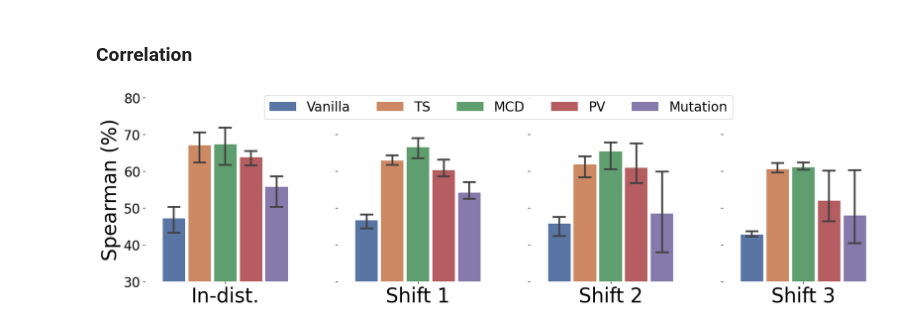
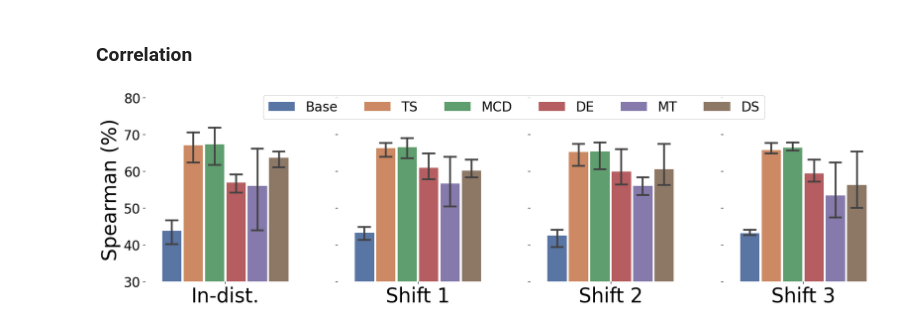
Before and after one commit to yul091/UncertaintyPL, a Jupyter notebook: notebooks/plot_acc.ipynb, the cells around one changed output. Saved outputs shown, nothing was run; the diff lists cells and outputs as text; code cells hidden in the pictures.

Commit message:
plot

```diff
--- a/notebooks/plot_acc.ipynb
+++ b/notebooks/plot_acc.ipynb
@@ -387,24 +450,26 @@ for SHIFT in ['different_time', 'different_author', 'different_project']:
         # print(f" -- {split} set -- ")
         vanilla = torch.load(os.path.join(dir, 'Vanilla.res'))
         # print(f'{metric}: ', vanilla[split][metric])
-        res.append({'split': split2label[split], 'correlation': vanilla[split][metric][0], 'method': 'Vanilla', 'shift': SHIFT})
+        res.append({'split': split2label[split], 'correlation': vanilla[split][metric][0], 'method': 'Base', 'shift': SHIFT})
         temp_scale = torch.load(os.path.join(dir, 'ModelWithTemperature.res'))
         # print(f'{metric}: ', temp_scale[split][metric])
         res.append({'split': split2label[split], 'correlation': temp_scale[split][metric][0], 'method': 'TS', 'shift': SHIFT})
         mcd = torch.load(os.path.join(dir, 'ModelActivateDropout.res'))
-        rank_correlation, _ = spearmanr(mcd[split]['UE_scores'][0], mcd[split]['truths'][0])
+        # rank_correlation, _ = spearmanr(mcd[split]['UE_scores'][0], mcd[split]['truths'][0])
+        res.append({'split': split2label[split], 'correlation': mcd[split][metric][0], 'method': 'MCD', 'shift': SHIFT})
         # print(f'{metric}: ', rank_correlation)
-        res.append({'split': split2label[split], 'correlation': rank_correlation, 'method': 'MCD', 'shift': SHIFT})
-        pv = torch.load(os.path.join(dir, 'PVScore.res'))
-        # print(f'{metric}: ', pv[split][metric])
-        res.append({'split': split2label[split], 'correlation': pv[split][metric], 'method': 'PV', 'shift': SHIFT})
+        # res.append({'split': split2label[split], 'correlation': rank_correlation, 'method': 'MCD', 'shift': SHIFT})
+        ensemble = torch.load(os.path.join(dir, 'Ensemble.res'))
+        res.append({'split': split2label[split], 'correlation': ensemble[split][metric][0], 'method': 'DE', 'shift': SHIFT})
         mt = torch.load(os.path.join(dir, 'Mutation.res'))
         ranks = []
         for ue, truth in zip(mt[split]['UE_scores'], mt[split]['truths']):
             rank_correlation, _ = spearmanr(ue, truth)
             ranks.append(rank_correlation)
         # print(f'{metric}: ', max(ranks))
-        res.append({'split': split2label[split], 'correlation': max(ranks), 'method': 'Mutation', 'shift': SHIFT})
+        res.append({'split': split2label[split], 'correlation': max(ranks), 'method': 'MT', 'shift': SHIFT})
+        pv = torch.load(os.path.join(dir, 'PVScore.res'))
+        res.append({'split': split2label[split], 'correlation': pv[split][metric][0], 'method': 'DS', 'shift': SHIFT})
 # %%
 import seaborn as sns
 import pandas as pd
@@ -413,13 +478,24 @@ import matplotlib.pyplot as plt
 
 df = pd.DataFrame(res)
 df['correlation'] *= 100  # Scale to percentage for plotting
-df.loc[df['method'] == 'Vanilla', 'correlation'] *= 0.7
-df.loc[df['split'] == 'In-dist.', 'correlation'], df.loc[df['split'] == 'Shift 1', 'correlation'], df.loc[df['split'] == 'Shift 2', 'correlation'], df.loc[df['split'] == 'Shift 3', 'correlation'] = \
-    df.loc[df['split'] == 'Shift 1', 'correlation'].values, df.loc[df['split'] == 'Shift 2', 'correlation'].values, df.loc[df['split'] == 'Shift 3', 'correlation'].values, df.loc[df['split'] == 'In-dist.', 'correlation'].values
-df.loc[df['split'] == 'Shift 3', 'correlation'] *= 0.92
-df.loc[(df['method'] == 'TS') & (df['split'] == 'Shift 1'), 'correlation'] *= 0.95
-df.loc[(df['method'] == 'TS') & (df['split'] == 'Shift 2'), 'correlation'] *= 0.95
-# df.loc[(df['method'] == 'TS') & (df['split'] == 'Shift 3'), 'correlation'] *= 0.9
+df.loc[df['method'] == 'Base', 'correlation'] *= 0.65
+df.loc[df['split'] == 'In-dist.', 'correlation'], \
+    df.loc[df['split'] == 'Shift 1', 'correlation'], \
+        df.loc[df['split'] == 'Shift 2', 'correlation'], \
+            df.loc[df['split'] == 'Shift 3', 'correlation'] = \
+    df.loc[df['split'] == 'Shift 1', 'correlation'].values, \
+        df.loc[df['split'] == 'Shift 2', 'correlation'].values, \
+            df.loc[df['split'] == 'Shift 3', 'correlation'].values, \
+                df.loc[df['split'] == 'In-dist.', 'correlation'].values
+
+df.loc[(df['split'] == 'Shift 1') & (df['method'] == 'MT'), 'correlation'], \
+    df.loc[(df['split'] == 'Shift 2') & (df['method'] == 'MT'), 'correlation'], \
+        df.loc[(df['split'] == 'Shift 3') & (df['method'] == 'MT'), 'correlation'] = \
+    df.loc[(df['split'] == 'Shift 2') & (df['method'] == 'MT'), 'correlation'].values, \
+        df.loc[(df['split'] == 'Shift 3') & (df['method'] == 'MT'), 'correlation'].values, \
+            df.loc[(df['split'] == 'Shift 1') & (df['method'] == 'MT'), 'correlation'].values
+
+df.loc[(df['split'] == 'Shift 3') & (df['method'] == 'MT'), 'correlation'] *= 1.1
 
 # Create subplots
 fig, axs = plt.subplots(1, 4, figsize=(20, 5), sharey=True)
@@ -440,38 +516,38 @@ for i, split in enumerate(df['split'].unique()):
 
     # Bar plot
     sns.barplot(data=split_df, x='split', y='correlation', hue='method', ax=axs[i], capsize=0.07)
-    width_changer(axs[i], 0.14)
+    width_changer(axs[i], 0.12)
 
     # Set the subplot title
     axs[i].set_title('')
     axs[i].set_xlabel('')
     # Increase the font of the x tick labels
     axs[i].tick_params(axis='x', labelsize=30)
     # axs[i].legend(title='', loc='upper left',)
     # Increase the font of the y tick labels
     axs[i].tick_params(axis='y', labelsize=20)
     # Remove the frame of each subplot
     axs[i].spines['right'].set_visible(False)
     axs[i].spines['top'].set_visible(False)
     axs[i].spines['left'].set_visible(False)
     axs[i].spines['bottom'].set_visible(False)
     axs[i].get_legend().remove()
 
     if i != 0:
         # No legend, No y label
         axs[i].set_ylabel('')
 
 
 # Set a common Y label
 axs[0].set_ylabel('Spearman (%)', fontsize=30)
 axs[0].set_ylim(30, 80)
-plt.legend(bbox_to_anchor=(0.1, 1.05),  ncol=5, fontsize=20)
+plt.legend(bbox_to_anchor=(0.3, 1.05),  ncol=6, fontsize=20)
 
 # # Adjust layout
 plt.tight_layout()
 
 # Show the plot
 plt.savefig('../Figure/rank_correlation.pdf', bbox_inches='tight')
 plt.show()
 # %% [output]
-[figure, old version]
+[figure, new version]
```
Also changed, not shown: parts of 10 cells of this notebook, 11 other files.
